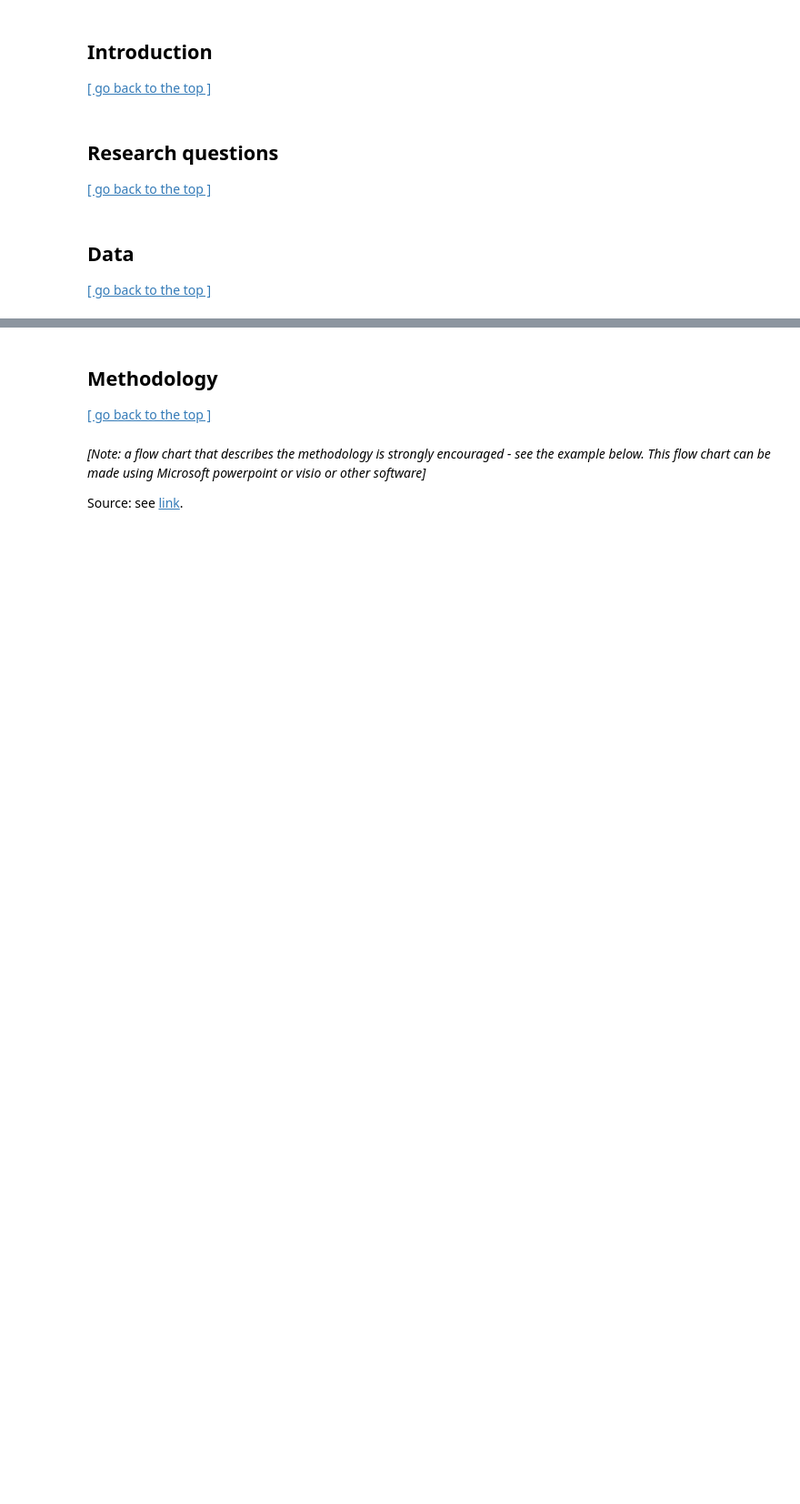
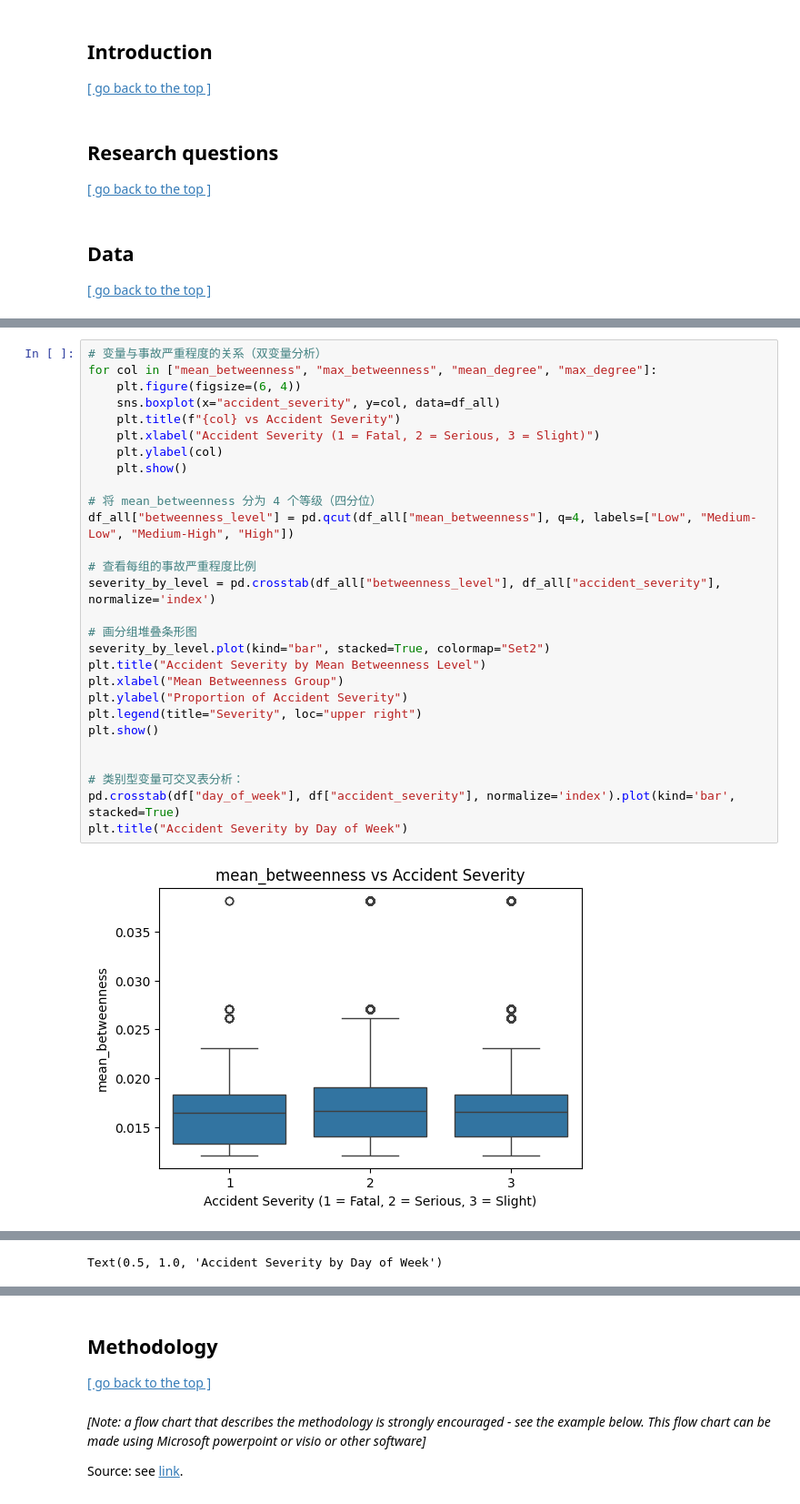
Before and after one commit to Van-Wu1/0006, a Jupyter notebook: scr/submission.ipynb, the cells around one changed output, grey strips where cells are left out. Shown at 91% size. Cells and saved outputs as stored; diff of their text form; blank space fills up the shorter version.

```diff
--- a/scr/submission.ipynb
+++ b/scr/submission.ipynb
@@ -73,0 +377,30 @@ scikit-learn: 1.6.1
+# %%
+# 变量与事故严重程度的关系（双变量分析）
+for col in ["mean_betweenness", "max_betweenness", "mean_degree", "max_degree"]:
+    plt.figure(figsize=(6, 4))
+    sns.boxplot(x="accident_severity", y=col, data=df_all)
+    plt.title(f"{col} vs Accident Severity")
+    plt.xlabel("Accident Severity (1 = Fatal, 2 = Serious, 3 = Slight)")
+    plt.ylabel(col)
+    plt.show()
+
+# 将 mean_betweenness 分为 4 个等级（四分位）
+df_all["betweenness_level"] = pd.qcut(df_all["mean_betweenness"], q=4, labels=["Low", "Medium-Low", "Medium-High", "High"])
+
+# 查看每组的事故严重程度比例
+severity_by_level = pd.crosstab(df_all["betweenness_level"], df_all["accident_severity"], normalize='index')
+
+# 画分组堆叠条形图
+severity_by_level.plot(kind="bar", stacked=True, colormap="Set2")
+plt.title("Accident Severity by Mean Betweenness Level")
+plt.xlabel("Mean Betweenness Group")
+plt.ylabel("Proportion of Accident Severity")
+plt.legend(title="Severity", loc="upper right")
+plt.show()
+
+
+# 类别型变量可交叉表分析：
+pd.crosstab(df["day_of_week"], df["accident_severity"], normalize='index').plot(kind='bar', stacked=True)
+plt.title("Accident Severity by Day of Week")
+# %% [output]
+[figure, added]
@@ -73,0 +411 @@ scikit-learn: 1.6.1
+Text(0.5, 1.0, 'Accident Severity by Day of Week')
```
Also changed, not shown: parts of 21 cells of this notebook, 3 other files.
